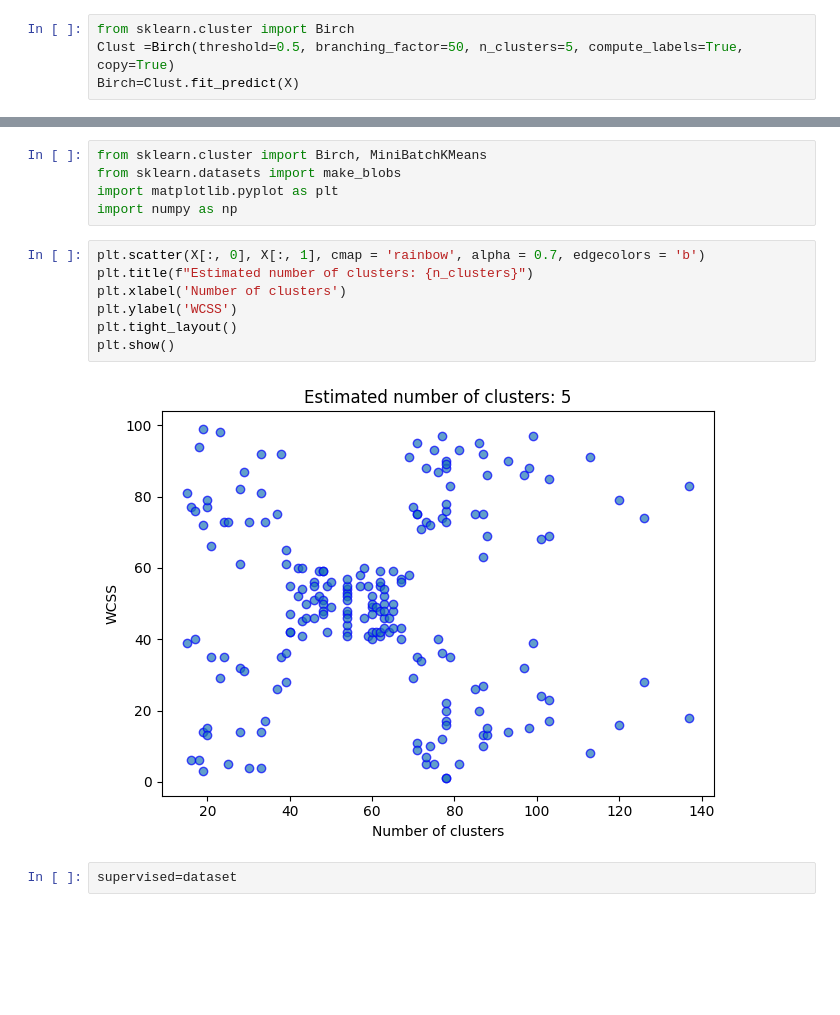
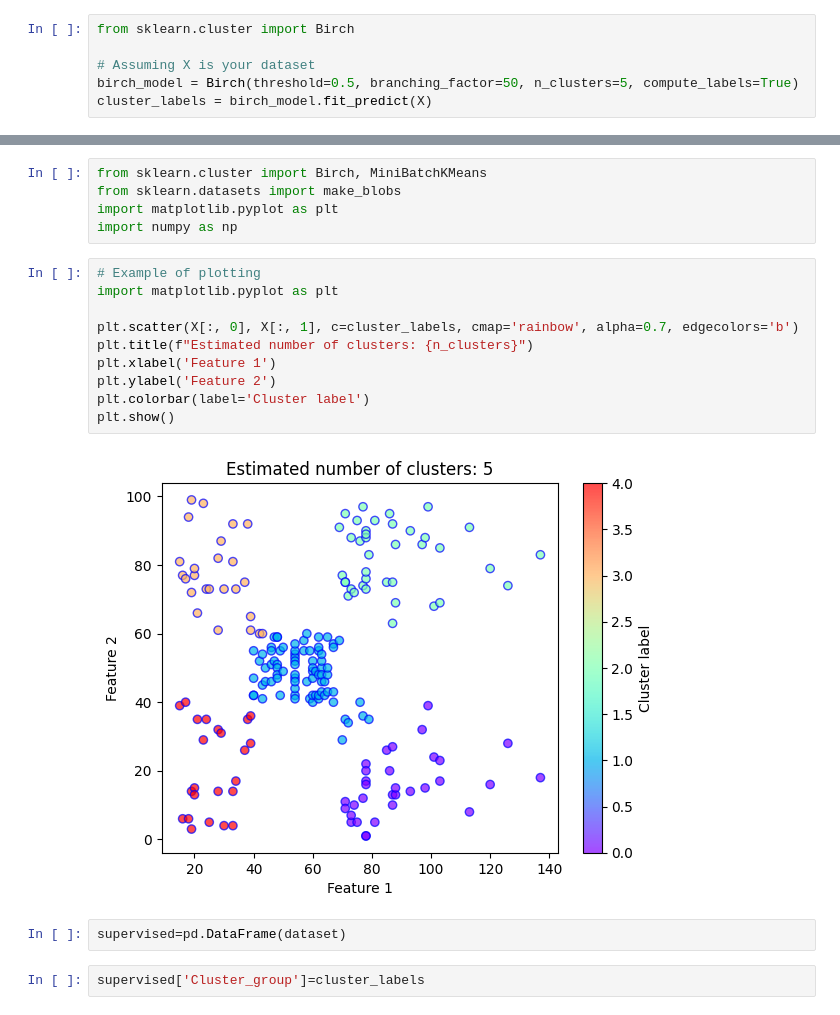
Before and after one commit to eamudha/ML_Cluster_Unsupervised, a Jupyter notebook: BIRCH_Clustering.ipynb, the cells around one changed output, grey strips where cells are left out. Saved outputs shown, nothing was run; the diff lists cells and outputs as text; blank space fills up the shorter version.

```diff
--- a/BIRCH_Clustering.ipynb
+++ b/BIRCH_Clustering.ipynb
@@ -25,5 +25,7 @@ X = dataset.iloc[:,3:5].values
 from sklearn.datasets import make_blobs
 # %%
 from sklearn.cluster import Birch
-Clust =Birch(threshold=0.5, branching_factor=50, n_clusters=5, compute_labels=True, copy=True)
-Birch=Clust.fit_predict(X)
+
+# Assuming X is your dataset
+birch_model = Birch(threshold=0.5, branching_factor=50, n_clusters=5, compute_labels=True)
+cluster_labels = birch_model.fit_predict(X)
@@ -52,16 +55,21 @@ from sklearn.datasets import make_blobs
 import matplotlib.pyplot as plt
 import numpy as np
 # %%
-plt.scatter(X[:, 0], X[:, 1], cmap = 'rainbow', alpha = 0.7, edgecolors = 'b')
+# Example of plotting
+import matplotlib.pyplot as plt
+
+plt.scatter(X[:, 0], X[:, 1], c=cluster_labels, cmap='rainbow', alpha=0.7, edgecolors='b')
 plt.title(f"Estimated number of clusters: {n_clusters}")
-plt.xlabel('Number of clusters')
-plt.ylabel('WCSS')
-plt.tight_layout()
+plt.xlabel('Feature 1')
+plt.ylabel('Feature 2')
+plt.colorbar(label='Cluster label')
 plt.show()
 # %% [output]
-[figure, old version]
+[figure, new version]
 # %%
-supervised=dataset
+supervised=pd.DataFrame(dataset)
+# %%
+supervised['Cluster_group']=cluster_labels
 # %%
 supervised
 # %% [output]
```
Also changed, not shown: parts of 10 cells of this notebook.
